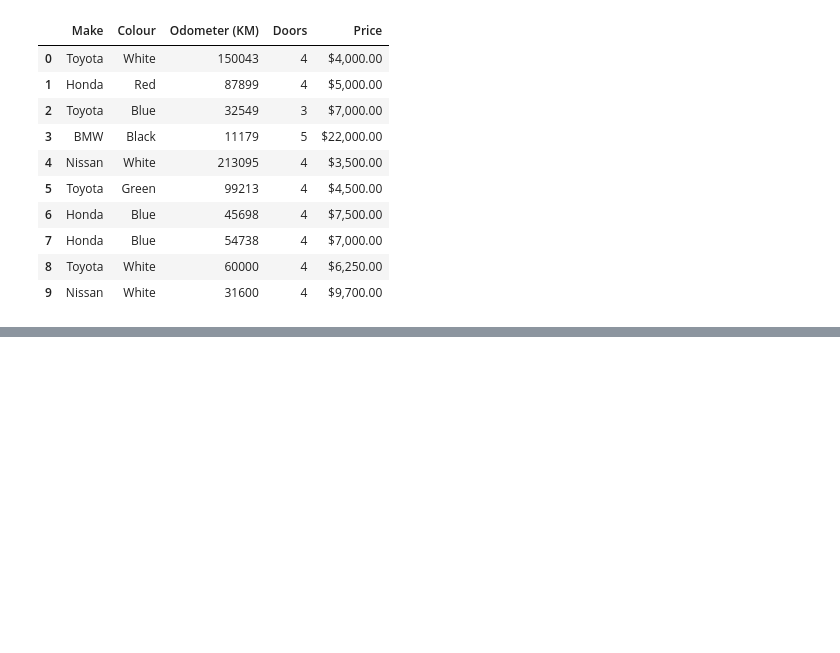
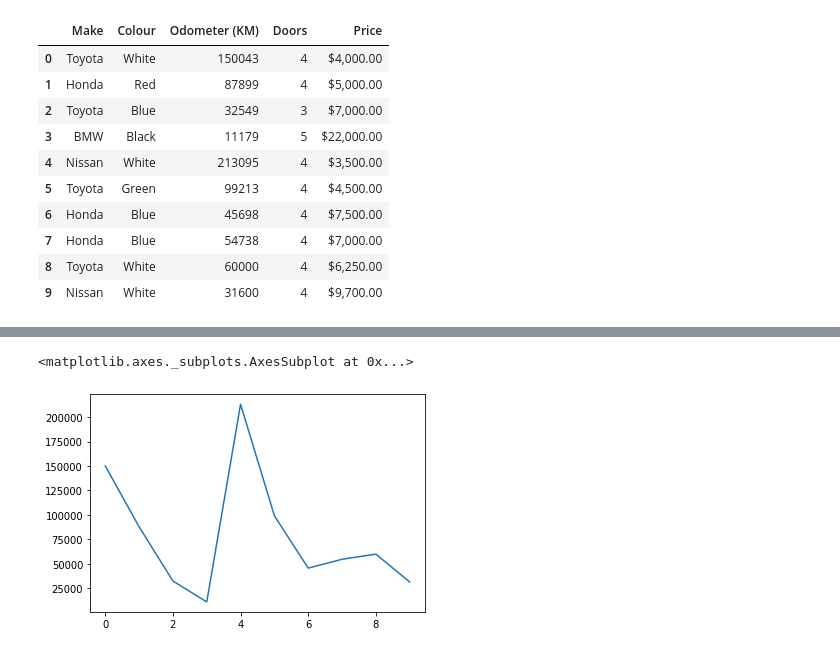
Before and after one commit to asrjy/ml-z2m, a Jupyter notebook: pandas_introduction/intro.ipynb, the cells around one changed output, grey strips where cells are left out. Cells and saved outputs as stored; diff of their text form; code cells hidden in the pictures; blank space fills up the shorter version.

```diff
--- a/pandas_introduction/intro.ipynb
+++ b/pandas_introduction/intro.ipynb
@@ -61,0 +282,6 @@ car_sales
+# %%
+#%matplotlib inline
+car_sales["Odometer (KM)"].plot()
+# %% [output]
+<matplotlib.axes._subplots.AxesSubplot at 0x...>
+[figure, added]
```
Also changed, not shown: parts of 49 cells of this notebook, 1 other file.
